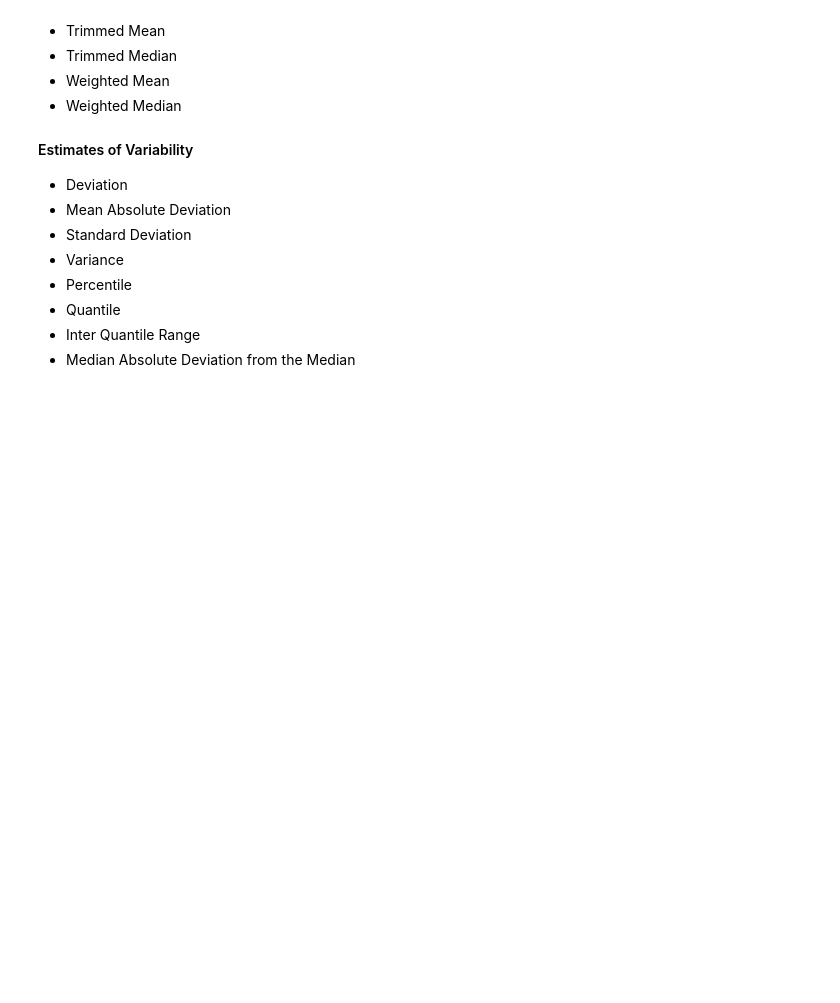
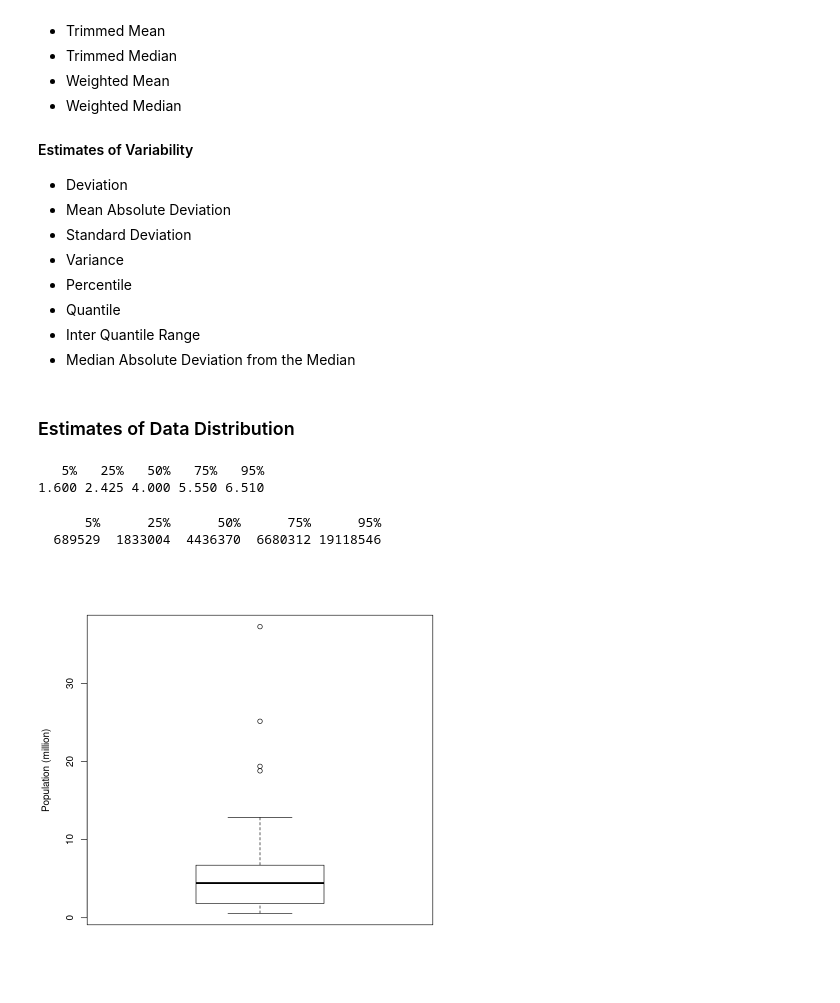
Before and after one commit to Irfan-Ahmad-byte/Practical-Statistics, a Jupyter notebook: my_prac/stats_1_R.ipynb, the cells around one changed output. Saved outputs shown, nothing was run; the diff lists cells and outputs as text; code cells hidden in the pictures; blank space fills up the shorter version.

```diff
--- a/my_prac/stats_1_R.ipynb
+++ b/my_prac/stats_1_R.ipynb
@@ -83,3 +83,22 @@ mad(state[['Population']])
 - Quantile
 - Inter Quantile Range
 - Median Absolute Deviation from the Median
+# %% [markdown]
+### Estimates of Data Distribution
+# %%
+# quantiles
+quantile(state[['Murder.Rate']], p=c(0.05,0.25,0.5,0.75,0.95))
+# %% [output]
+   5%   25%   50%   75%   95%
+1.600 2.425 4.000 5.550 6.510
+# %%
+quantile(state[['Population']], p = c(0.05,0.25,0.5,0.75,0.95))
+# %% [output]
+      5%      25%      50%      75%      95%
+  689529  1833004  4436370  6680312 19118546
+# %%
+# boxplots are based on percentiles and quickly visualize data distribution
+
+boxplot(state[['Population']]/1000000, ylab='Population (million)')
+# %% [output]
+[figure, added]
```
Also changed, not shown: parts of 10 cells of this notebook, 4 other files.
